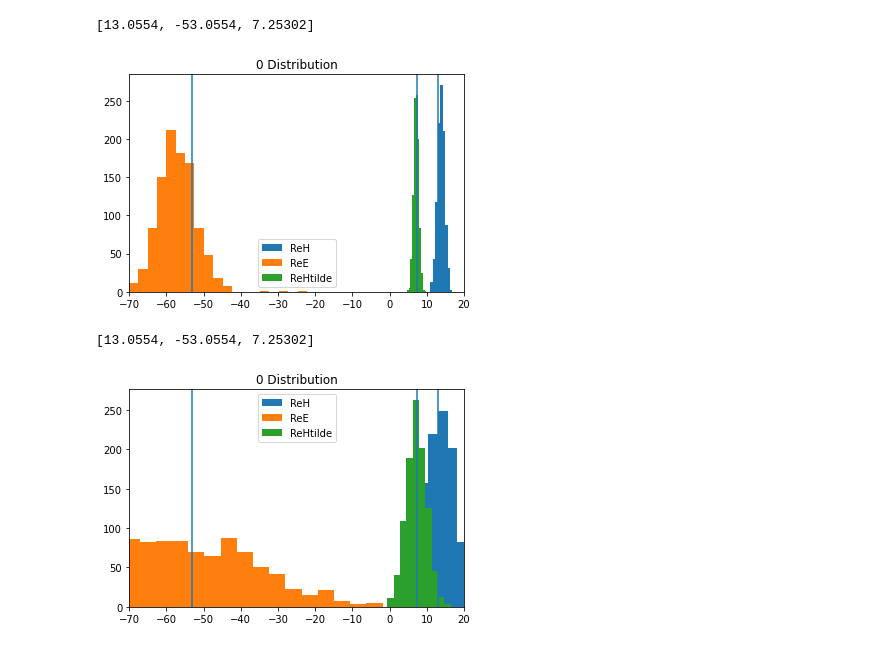
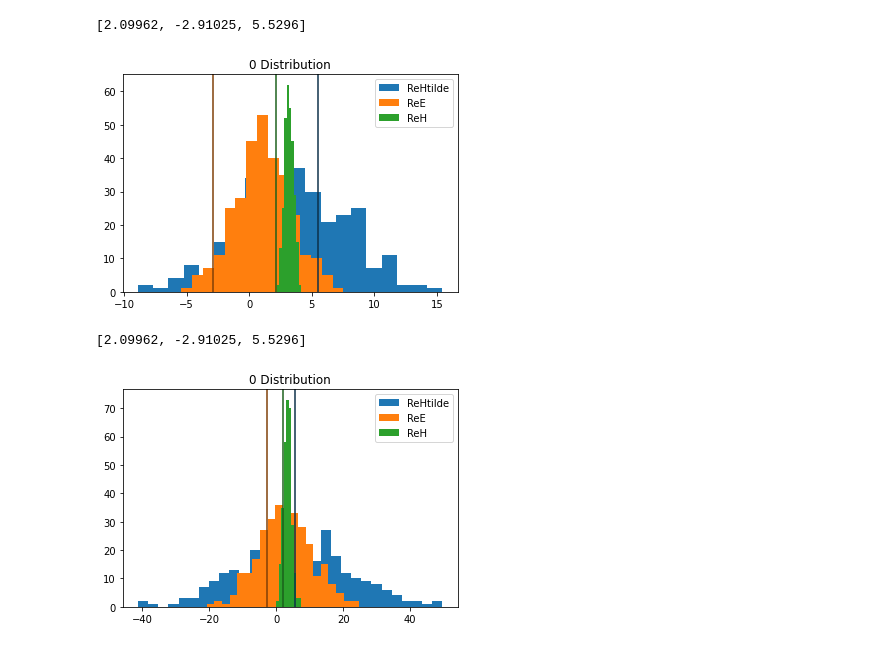
Before and after one commit to extraction-tools/ANN, a Jupyter notebook: Aaryan/ErrorF v AccuracyF.ipynb, the cells around one changed output. Drawn from its saved outputs; the diff is of its cells as text; code cells hidden in the pictures.

```diff
--- a/Aaryan/ErrorF v AccuracyF.ipynb
+++ b/Aaryan/ErrorF v AccuracyF.ipynb
@@ -4,41 +4,40 @@ import pandas as pd
 import numpy as np
 import matplotlib.pyplot as plt
 
-df = pd.read_csv("dvcs_xs_newsets_genCFFs.csv")
+df = pd.read_csv("dvcs_bkm_xs_June2021_4pars.csv")
 data = uts.DvcsData(df)
 
 #Get real CFF values for Kinematic Sets Chosen
-def getRealValues(sets, numPhi = 36):
+def getRealValues(sets, numPhi = 45):
     realValues = []
     for s in sets:
-        ReH, ReE, ReHtilde = df.loc[numPhi * s, 'ReH': 'ReHtilde']
+        ReH, ReE, ReHtilde = df.loc[numPhi * s, 'gReH': 'gReHTilde']
         realValues.append([ReH, ReE, ReHtilde])
 
     return realValues
 
 #Calculates mean and std of distribution from model
 def calcMeanAndStd(data):
-    #print([round(np.mean(data.ReH), 4), round(np.mean(data.ReE), 4), round(np.mean(data.ReHtilde), 4)], [round(np.std(data.ReH), 4), round(np.std(data.ReE), 4), round(np.std(data.ReHtilde), 4)])
     return [[round(np.mean(data.ReH), 4), round(np.mean(data.ReE), 4), round(np.mean(data.ReHtilde), 4)], [round(np.std(data.ReH), 4), round(np.std(data.ReE), 4), round(np.std(data.ReHtilde), 4)]]
 
 #Plots histogram with distribution and real values for a certain kinematic set
 def plotHis(data, realValues, setNum, buckets = [10, 10, 10], sameAxes = True):
+    plt.hist(data.ReHtilde, bins = buckets[2])
+    plt.hist(data.ReE, bins = buckets[1])
     plt.hist(data.ReH, bins = buckets[0])
-    plt.hist(data.ReE, bins = buckets[1])
-    plt.hist(data.ReHtilde, bins = buckets[2])
 
-    plt.legend(["ReH", "ReE", "ReHtilde"])
     plt.title(str(setNum) + " Distribution")
+    plt.legend(["ReHtilde", "ReE", "ReH"])
 
     if sameAxes:
         plt.xlim(xmin=-70, xmax = 20)
 
-    plt.axvline(x=realValues[0], ymin=0, ymax=500)
-    plt.axvline(x=realValues[1], ymin=0, ymax=500)
-    plt.axvline(x=realValues[2], ymin=0, ymax=500)
+    plt.axvline(x=realValues[0], ymin=0, ymax=500, color = '#1a601b')
+    plt.axvline(x=realValues[1], ymin=0, ymax=500, color = '#7f3f07')
+    plt.axvline(x=realValues[2], ymin=0, ymax=500, color = '#0c3049')
 
-sets = [0, 1, 2, 3]
-realValues = getRealValues(sets, numPhi=36)
+sets = [0]
+realValues = getRealValues(sets, numPhi=45)
 # %%
 def getData(errValues):
     ReHSTD = []
@@ -102,20 +114,18 @@ mean005, std005 = calcMeanAndStd(_)
 # %%
 setNum = 0
 
 _ = pd.read_csv("Predictions\Method2-" + str(0.05) +  ".csv")
 print(realValues[setNum])
-plotHis(_, realValues[setNum], setNum, [15, 20, 10])
+plotHis(_, realValues[setNum], setNum, [10, 15, 20], sameAxes=False)
 mean005, std005 = calcMeanAndStd(_)
 # %% [output]
-[13.0554, -53.0554, 7.25302]
+[2.09962, -2.91025, 5.5296]
-[figure, old version]
+[figure, new version]
 # %%
-setNum = 0
-
 _ = pd.read_csv("Predictions\Method2-" + str(0.2) +  ".csv")
 print(realValues[setNum])
-plotHis(_, realValues[setNum], setNum, [10, 30, 10])
+plotHis(_, realValues[setNum], setNum, [10, 20, 30], sameAxes=False)
 mean005, std005 = calcMeanAndStd(_)
 # %% [output]
-[13.0554, -53.0554, 7.25302]
+[2.09962, -2.91025, 5.5296]
-[figure, old version]
+[figure, new version]
```
Also changed, not shown: parts of 7 cells of this notebook.
